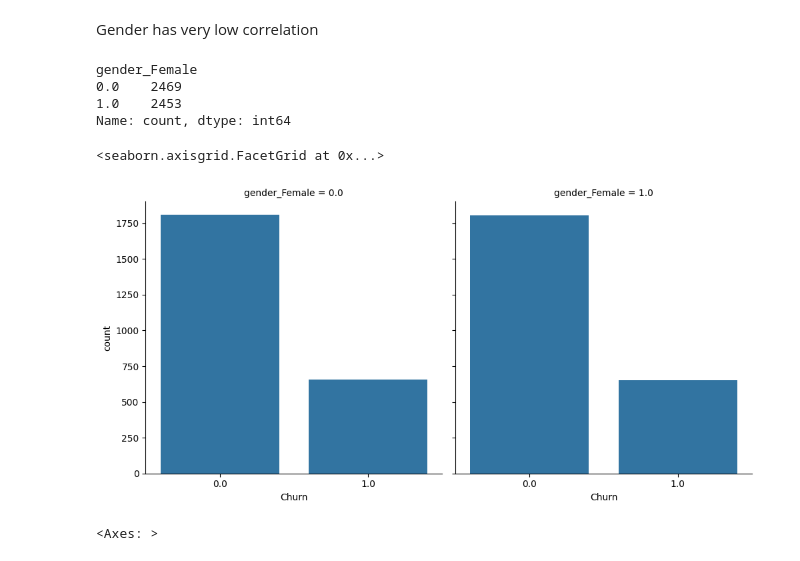
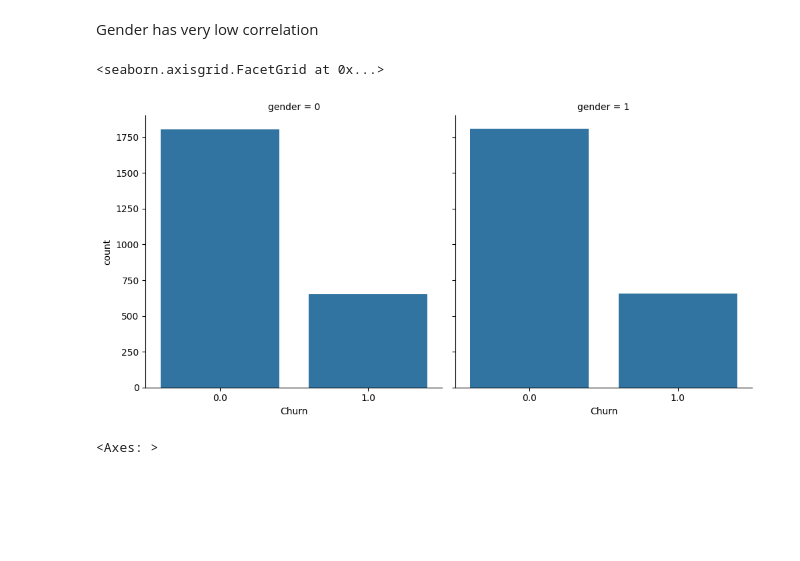
Before and after one commit to Nati-W/Customer-Churn-Prediction, a Jupyter notebook: Churn prediction.ipynb, the cells around one changed output. Drawn from its saved outputs; the diff is of its cells as text; code cells hidden in the pictures; blank space fills up the shorter version.

Commit message:
Documenting, More visualizing and cleaning code

```diff
--- a/Churn prediction.ipynb
+++ b/Churn prediction.ipynb
@@ -293,0 +280,4 @@ df.drop('gender', axis=1, inplace=True)
+# %%
+# Used LabelEncoder because it gender is nominal data
+df['gender'] = le.fit_transform(df[['gender']])
+df['gender']
@@ -320,5 +325,4 @@ from sklearn.preprocessing import LabelEncoder
 
 le = LabelEncoder()
 
-le.fit(['Fiber optic', 'DSL', 'No'])
-df['InternetService'] = le.transform(df['InternetService'])
+df['InternetService'] = le.fit_transform(df['InternetService'])
@@ -334,3 +328,0 @@ Name: count, dtype: int64
-# %%
-le.fit(['Electronic check', 'Mailed check', 'Bank transfer (automatic)', 'Credit card (automatic)'])
-df['PaymentMethod'] = le.transform(df['PaymentMethod'])
@@ -337,3 +336,5 @@ df['PaymentMethod'] = le.transform(df['PaymentMethod'])
+# %%
+df['PaymentMethod'] = le.fit_transform(df['PaymentMethod'])
 # %%
 df
 # %% [output]
@@ -479,16 +475,9 @@ sns.heatmap(tr.corr(), annot=True)
 # %% [markdown]
 Gender has very low correlation
-# %%
-tr['gender_Female'].value_counts()
-# %% [output]
-gender_Female
-0.0    2469
-1.0    2453
-Name: count, dtype: int64
 # %%
-sns.catplot(x='Churn', col='gender_Female', kind='count', data=tr)
+sns.catplot(x='Churn', col='gender', kind='count', data=tr)
 # %% [output]
 <seaborn.axisgrid.FacetGrid at 0x...>
-[figure, old version]
+[figure, new version]
 # %%
 # No difference so removing gender from the Data frame
```
Also changed, not shown: parts of 72 cells of this notebook.
